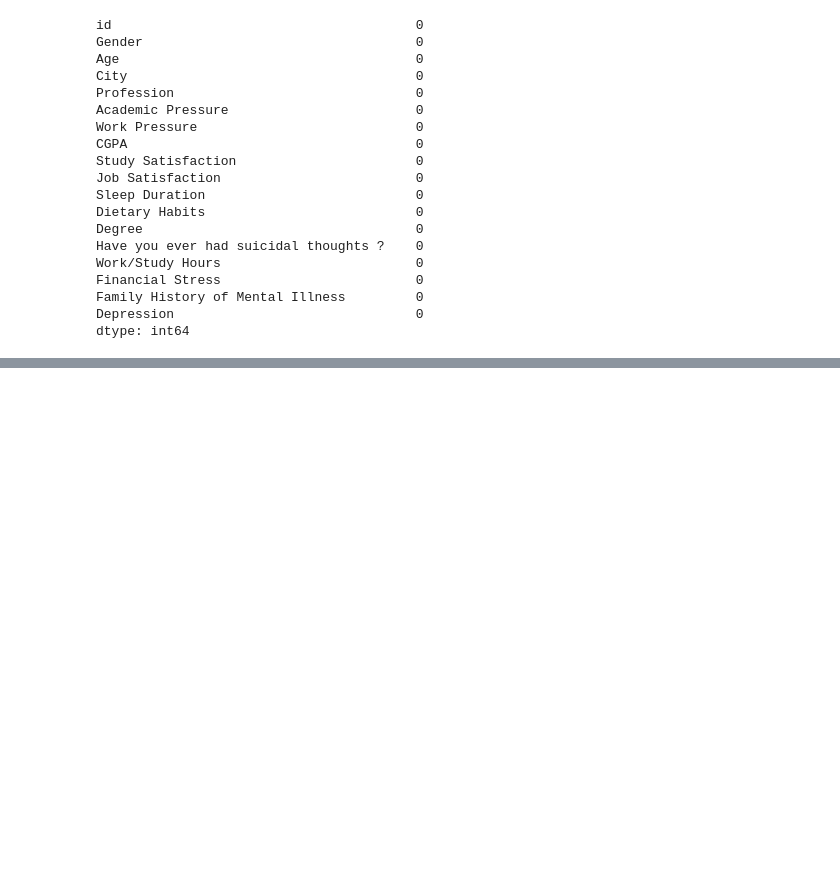
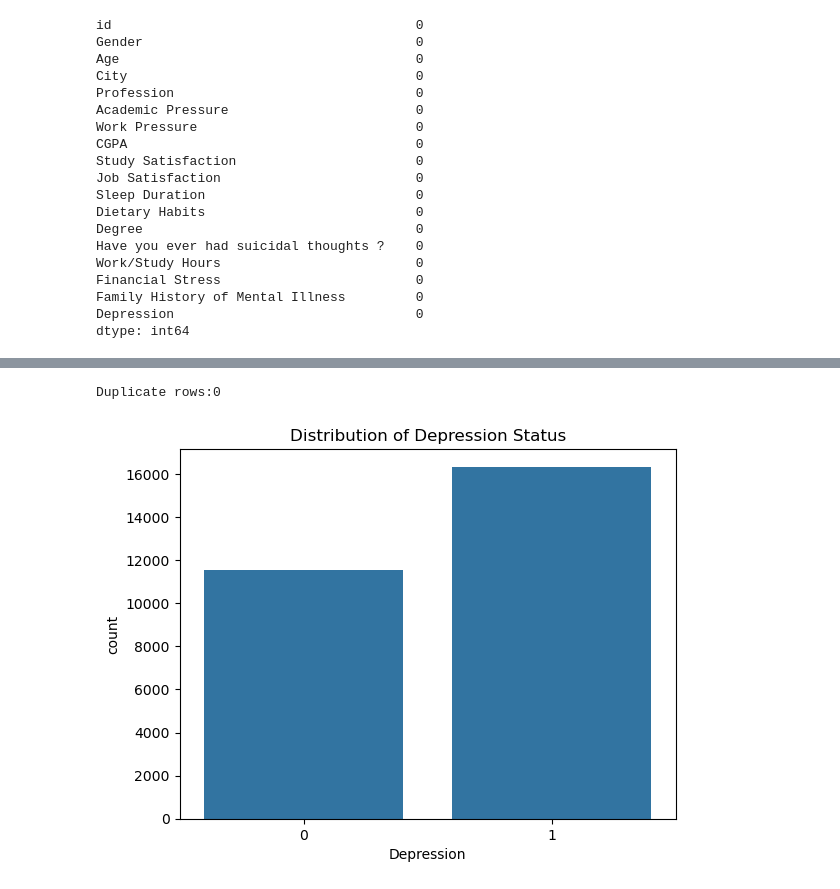
Before and after one commit to rushring/CS_Group07_StudentDepressionDetection, a Jupyter notebook: notebooks/fc211009_Themiya_random_forrest/EDA.ipynb, the cells around one changed output, grey strips where cells are left out. Saved outputs shown, nothing was run; the diff lists cells and outputs as text; code cells hidden in the pictures; blank space fills up the shorter version.

```diff
--- a/notebooks/fc211009_Themiya_random_forrest/EDA.ipynb
+++ b/notebooks/fc211009_Themiya_random_forrest/EDA.ipynb
@@ -109,0 +123,16 @@ dtype: int64
+# %%
+# Checking for duplicates
+duplicates = df.duplicated().sum()
+print(f"Duplicate rows:{duplicates}")
+# %% [output]
+Duplicate rows:0
+# %%
+# Checking the unique values in the target column
+df['Depression'].value_counts()
+
+# Ploting target distribution
+sns.countplot(data=df, x='Depression')
+plt.title('Distribution of Depression Status')
+plt.show()
+# %% [output]
+[figure, added]
```
Also changed, not shown: parts of 7 cells of this notebook.
